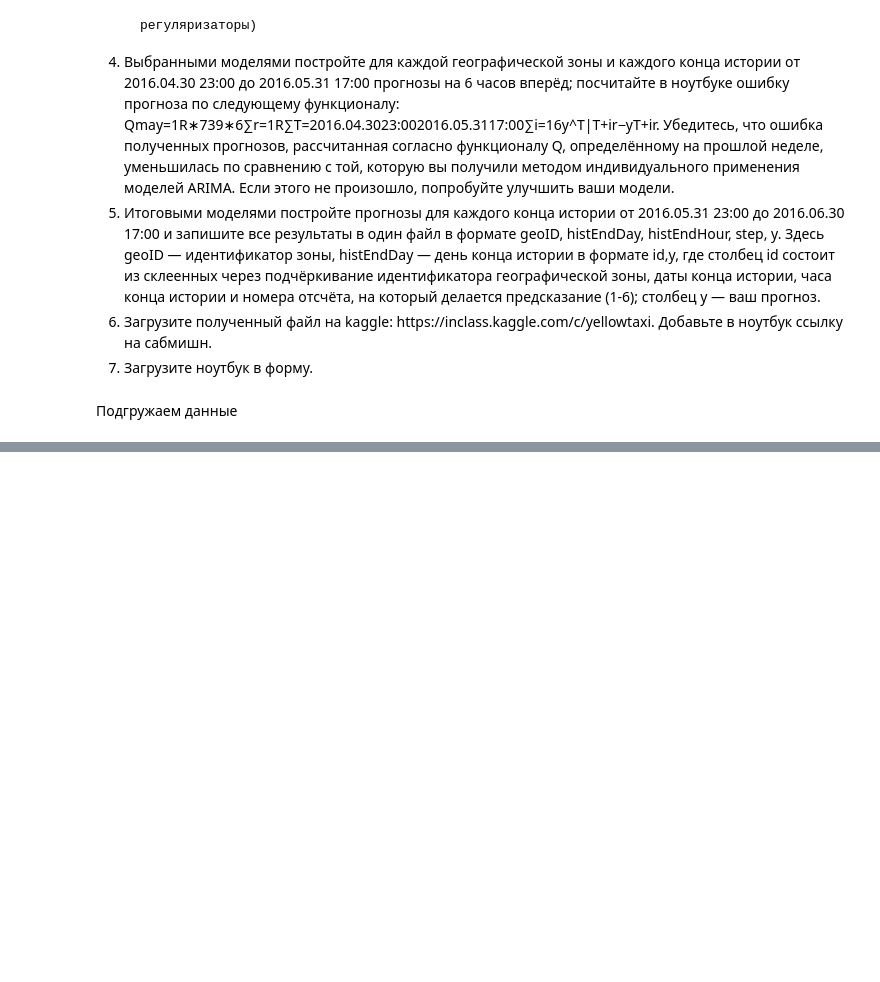
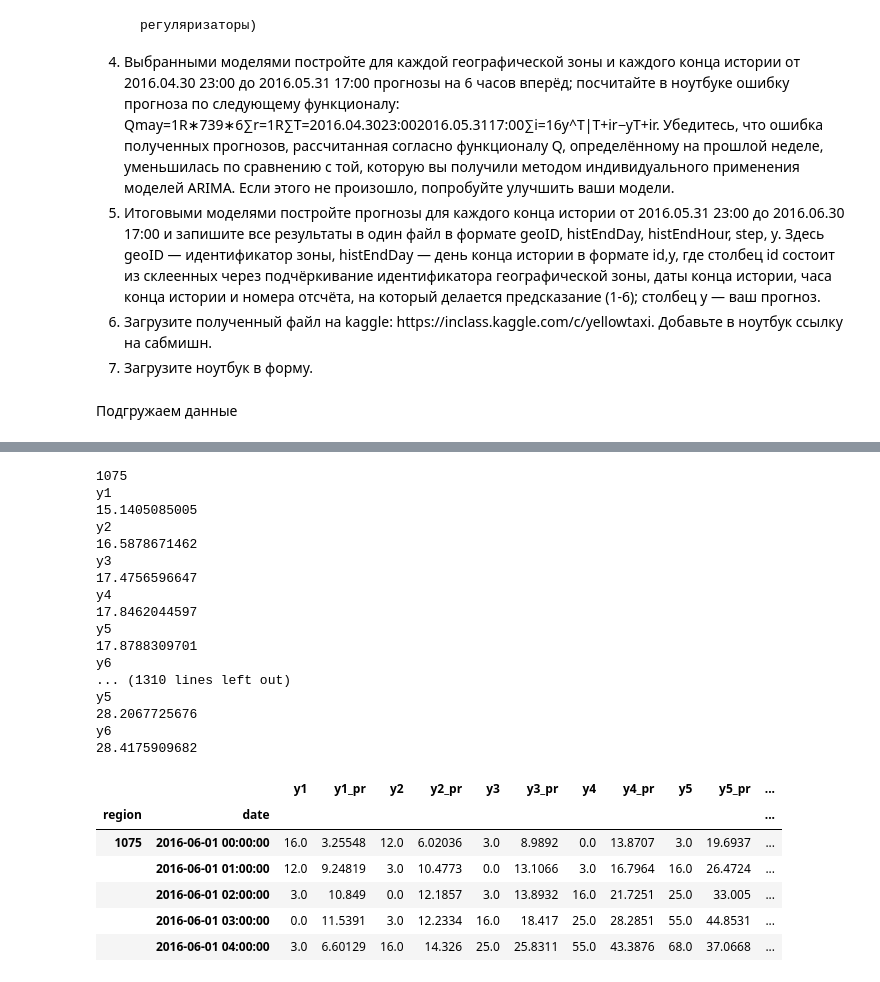
Before and after one commit to PhySci/projectNYtaxi, a Jupyter notebook: week5/week-5_load.ipynb, the cells around one changed output, grey strips where cells are left out. Drawn from its saved outputs; the diff is of its cells as text; code cells hidden in the pictures; blank space fills up the shorter version.

```diff
--- a/week5/week-5_load.ipynb
+++ b/week5/week-5_load.ipynb
@@ -243,0 +245,10 @@ df3.plot(y=['sum12'])
+# %%
+# define time frames
+startTrain = '2014-01-01 00:00:00'
+endTrain   = '2016-04-30 23:00:00'
+
+startValidation = '2016-05-01 00:00:00'
+endValidation   = '2016-05-31 23:00:00'
+
+startTest = '2016-06-01 00:00:00'
+endTest   = '2016-06-30 23:00:00'
@@ -243,0 +354,42 @@ df3.plot(y=['sum12'])
+# %%
+for reg in final.index.levels[0].values:
+    print reg
+    train = final.loc[idx[reg,startTrain:endValidation],:].reset_index()
+    test  = finalJune.loc[idx[reg,startTest:endTest],:].reset_index()
+    for target in targetList:
+        print target
+        #dropList = [x for x in targetList if x !=target]
+        #dropList.append('y')
+        linReg.fit(train.drop(dropList,axis=1),train.loc[:,target])
+        prediction = linReg.predict(test.drop(dropList,axis=1))
+        prediction[prediction<0] = 0
+        print MAE(prediction,test.loc[:,target])
+        #save results
+        df_res.loc[idx[reg,:], target] = test.loc[:,target].values
+        df_res.loc[idx[reg,:], saveDict.get(target)] = prediction
+df_res.head()
+# %% [output]
+1075
+y1
+15.1405085005
+y2
+16.5878671462
+y3
+17.4756596647
+y4
+17.8462044597
+y5
+17.8788309701
+y6
+... (1310 lines left out)
+y5
+28.2067725676
+y6
+28.4175909682
+|  |  | y1 | y1_pr | y2 | y2_pr | y3 | y3_pr | y4 | y4_pr | y5 | y5_pr | ... |
+| region | date |  |  |  |  |  |  |  |  |  |  | ... |
+| 1075 | 2016-06-01 00:00:00 | 16.0 | 3.25548 | 12.0 | 6.02036 | 3.0 | 8.9892 | 0.0 | 13.8707 | 3.0 | 19.6937 | ... |
+|  | 2016-06-01 01:00:00 | 12.0 | 9.24819 | 3.0 | 10.4773 | 0.0 | 13.1066 | 3.0 | 16.7964 | 16.0 | 26.4724 | ... |
+|  | 2016-06-01 02:00:00 | 3.0 | 10.849 | 0.0 | 12.1857 | 3.0 | 13.8932 | 16.0 | 21.7251 | 25.0 | 33.005 | ... |
+|  | 2016-06-01 03:00:00 | 0.0 | 11.5391 | 3.0 | 12.2334 | 16.0 | 18.417 | 25.0 | 28.2851 | 55.0 | 44.8531 | ... |
+|  | 2016-06-01 04:00:00 | 3.0 | 6.60129 | 16.0 | 14.326 | 25.0 | 25.8311 | 55.0 | 43.3876 | 68.0 | 37.0668 | ... |
```
Also changed, not shown: parts of 39 cells of this notebook, 1 other file.
